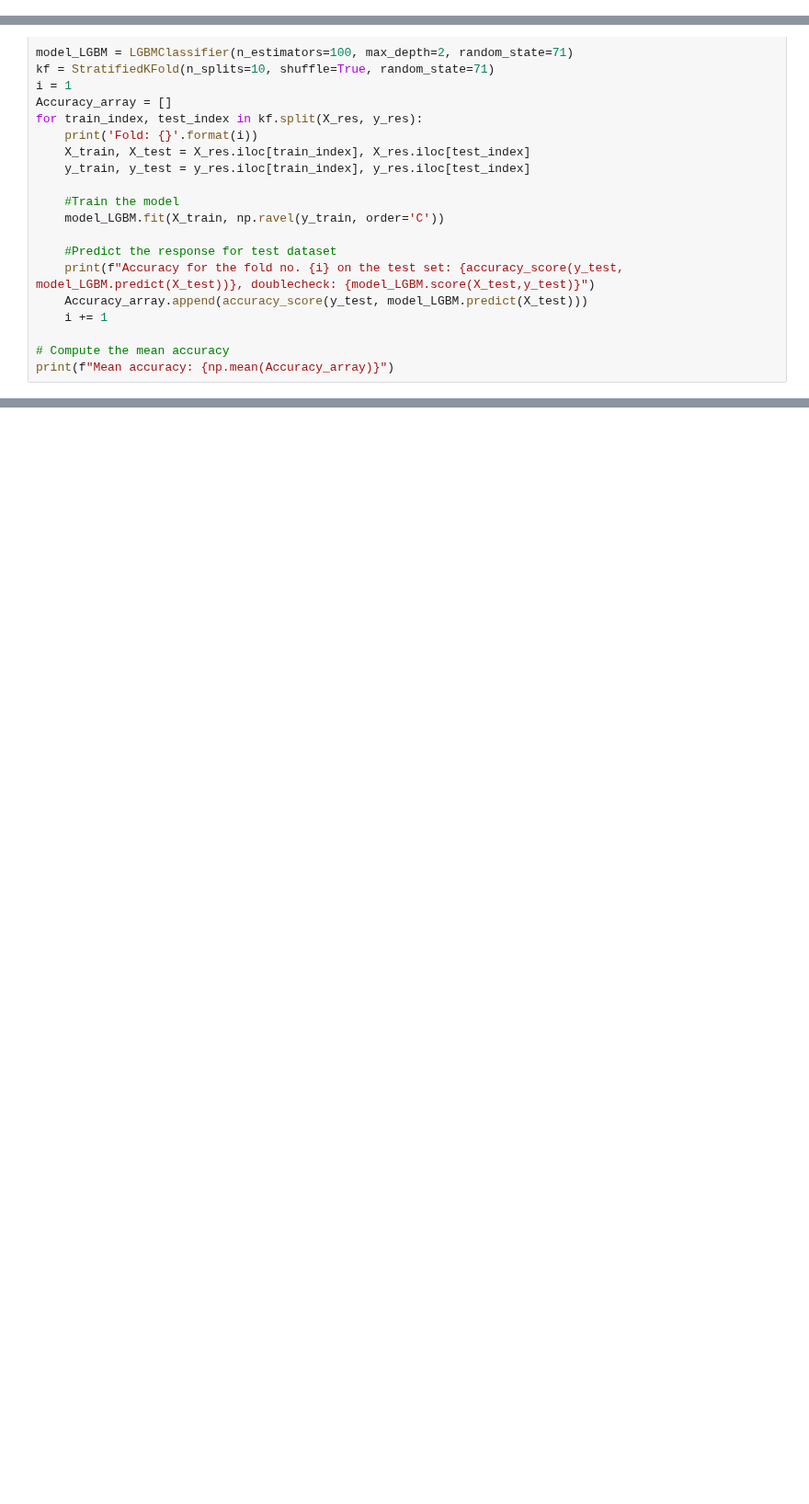
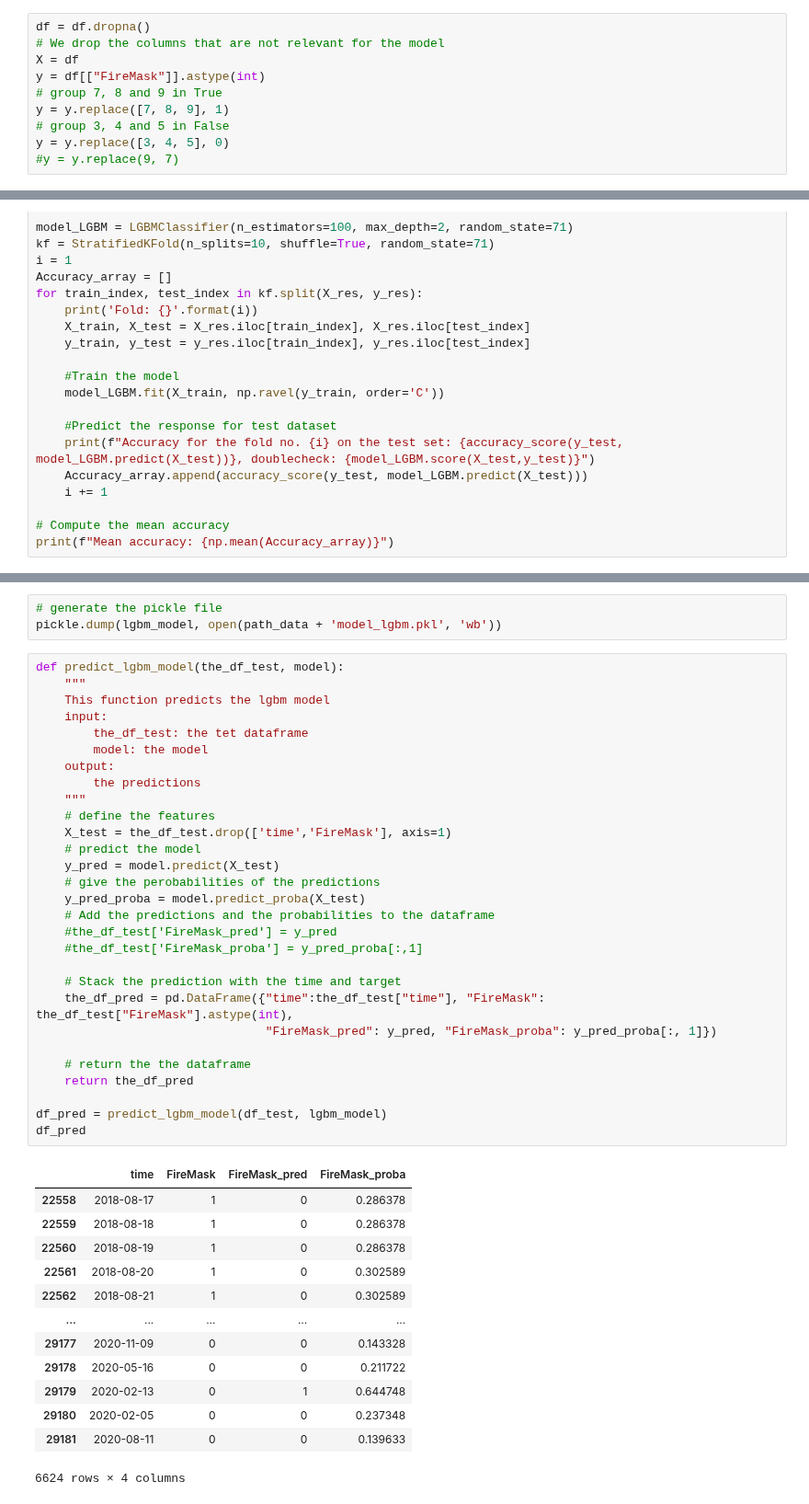
Before and after one commit to Sliders122/wildfire, a Jupyter notebook: model_selection.ipynb, the cells around one changed output, grey strips where cells are left out. Shown at 92% size. Saved outputs shown, nothing was run; the diff lists cells and outputs as text; blank space fills up the shorter version.

```diff
--- a/model_selection.ipynb
+++ b/model_selection.ipynb
@@ -127,4 +208,14 @@ y = y.replace([3, 4, 5], 0)
 #y = y.replace(9, 7)
+# %%
+df = df.dropna()
+# We drop the columns that are not relevant for the model
+X = df
+y = df[["FireMask"]].astype(int)
+# group 7, 8 and 9 in True
+y = y.replace([7, 8, 9], 1)
+# group 3, 4 and 5 in False
+y = y.replace([3, 4, 5], 0)
+#y = y.replace(9, 7)
 # %%
 #Undersampling the dataframes to balance the classes
 rus = RandomUnderSampler()
@@ -329,0 +508,46 @@ print(f"Mean accuracy: {np.mean(Accuracy_array)}")
+# %%
+# generate the pickle file
+pickle.dump(lgbm_model, open(path_data + 'model_lgbm.pkl', 'wb'))
+# %%
+def predict_lgbm_model(the_df_test, model):
+    """
+    This function predicts the lgbm model
+    input:
+        the_df_test: the tet dataframe
+        model: the model
+    output:
+        the predictions
+    """
+    # define the features
+    X_test = the_df_test.drop(['time','FireMask'], axis=1)
+    # predict the model
+    y_pred = model.predict(X_test)
+    # give the perobabilities of the predictions
+    y_pred_proba = model.predict_proba(X_test)
+    # Add the predictions and the probabilities to the dataframe
+    #the_df_test['FireMask_pred'] = y_pred
+    #the_df_test['FireMask_proba'] = y_pred_proba[:,1]
+
+    # Stack the prediction with the time and target
+    the_df_pred = pd.DataFrame({"time":the_df_test["time"], "FireMask": the_df_test["FireMask"].astype(int),
+                                "FireMask_pred": y_pred, "FireMask_proba": y_pred_proba[:, 1]})
+
+    # return the the dataframe
+    return the_df_pred
+
+df_pred = predict_lgbm_model(df_test, lgbm_model)
+df_pred
+# %% [output]
+|  | time | FireMask | FireMask_pred | FireMask_proba |
+| 22558 | 2018-08-17 | 1 | 0 | 0.286378 |
+| 22559 | 2018-08-18 | 1 | 0 | 0.286378 |
+| 22560 | 2018-08-19 | 1 | 0 | 0.286378 |
+| 22561 | 2018-08-20 | 1 | 0 | 0.302589 |
+| 22562 | 2018-08-21 | 1 | 0 | 0.302589 |
+| ... | ... | ... | ... | ... |
+| 29177 | 2020-11-09 | 0 | 0 | 0.143328 |
+| 29178 | 2020-05-16 | 0 | 0 | 0.211722 |
+| 29179 | 2020-02-13 | 0 | 1 | 0.644748 |
+| 29180 | 2020-02-05 | 0 | 0 | 0.237348 |
+| 29181 | 2020-08-11 | 0 | 0 | 0.139633 |
+6624 rows × 4 columns
```
Also changed, not shown: parts of 25 cells of this notebook.
